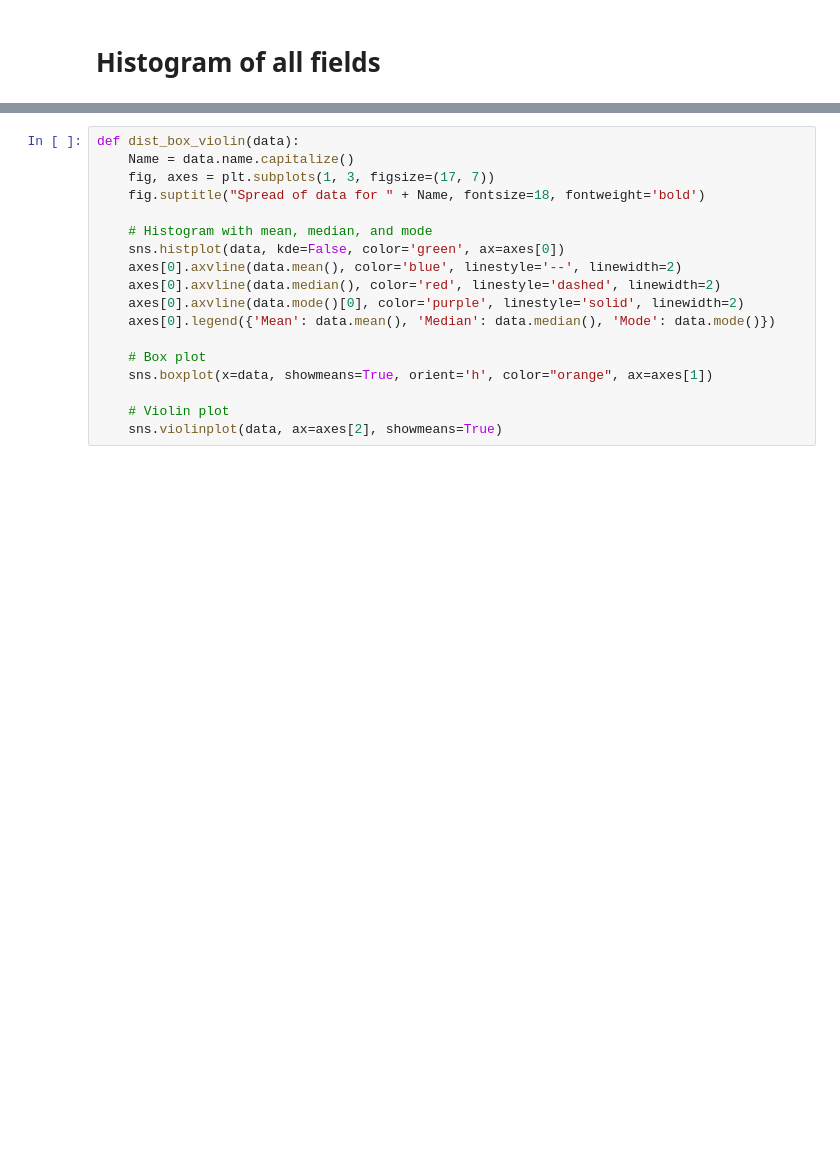
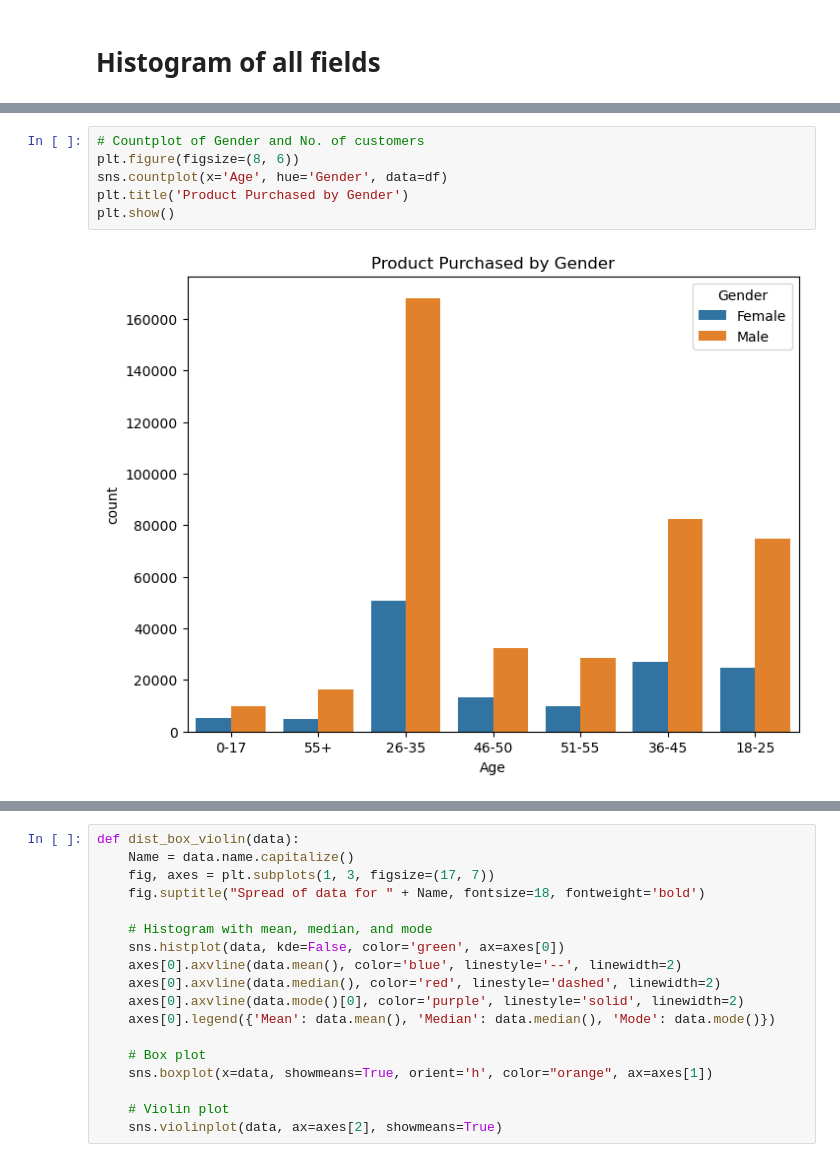
Before and after one commit to debnsuma/dsa, a Jupyter notebook: DSML/case_study/04_Walmart/Walmart_project.ipynb, the cells around one changed output, grey strips where cells are left out. Drawn from its saved outputs; the diff is of its cells as text; blank space fills up the shorter version.

```diff
--- a/DSML/case_study/04_Walmart/Walmart_project.ipynb
+++ b/DSML/case_study/04_Walmart/Walmart_project.ipynb
@@ -177,3 +322,11 @@ df.hist(figsize=(20,20));
+# %%
+# Countplot of Gender and No. of customers
+plt.figure(figsize=(8, 6))
+sns.countplot(x='Age', hue='Gender', data=df)
+plt.title('Product Purchased by Gender')
+plt.show()
+# %% [output]
+[figure, added]
 # %%
 sns.countplot(x='Gender', data=df)
 plt.show()
```
Also changed, not shown: parts of 156 cells of this notebook, 2 other files.
